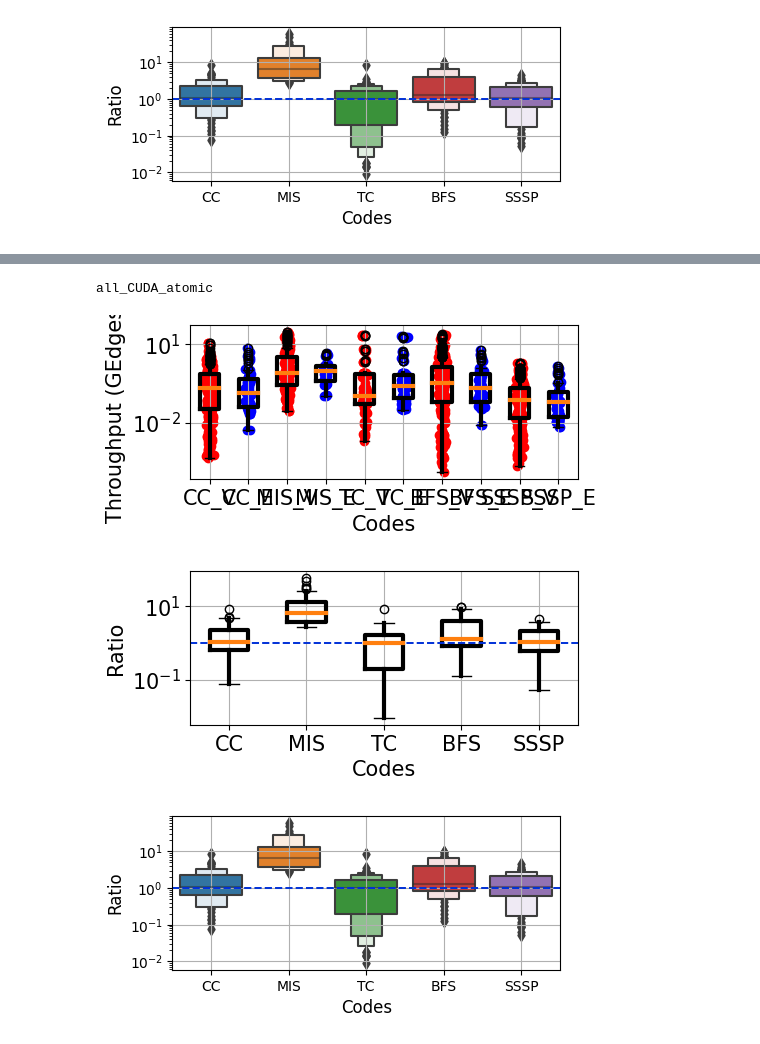
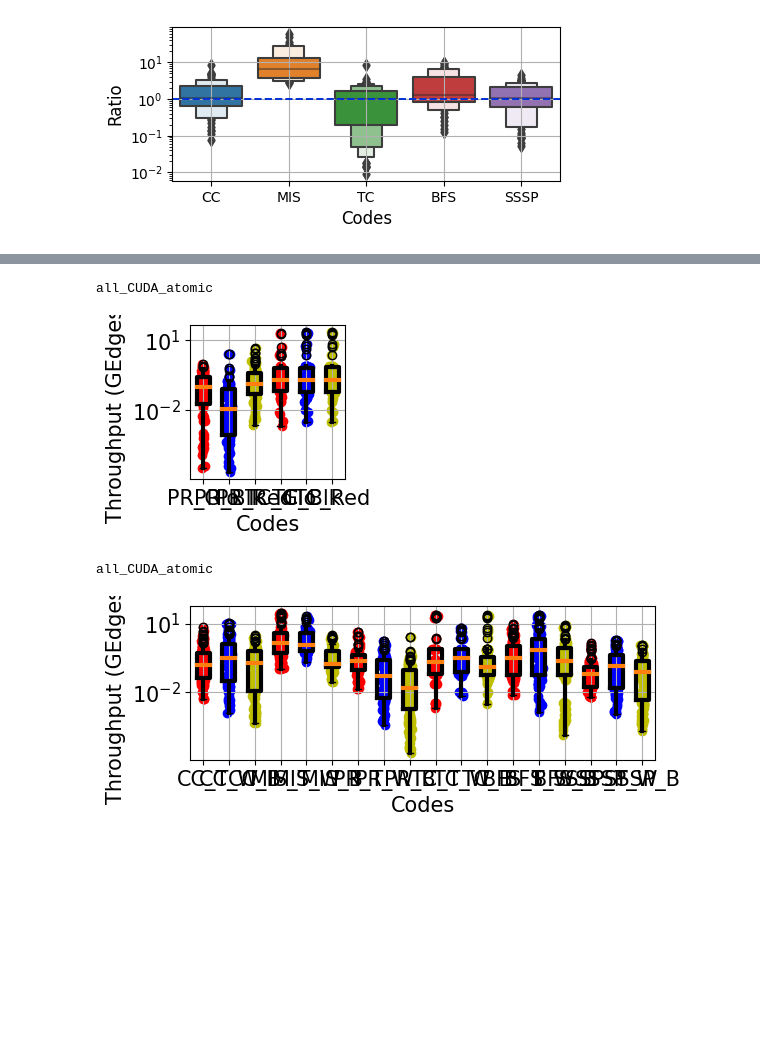
Before and after one commit to yiqianl/Parallelization-Artifact-SC23, a Jupyter notebook: analysis/analysis_cuda.ipynb, the cells around one changed output, grey strips where cells are left out. Cells and saved outputs as stored; diff of their text form; code cells hidden in the pictures; blank space fills up the shorter version.

```diff
--- a/analysis/analysis_cuda.ipynb
+++ b/analysis/analysis_cuda.ipynb
@@ -353 +343,25 @@ tc_cuda = ['tc_cuda_16.csv']
+# %%
+## declare inputs and data links
+inputs = ['_2d2e', '_co', '_ny',  '_rmat', '_soc']
+
+bfs_cuda = ['../data/bfs_cuda.csv']
+cc_cuda = ['../data/cc_cuda.csv']
+mis_cuda = ['../data/mis_cuda.csv']
+pr_cuda = ['../data/pr_cuda.csv']
+sssp_cuda = ['../data/sssp_cuda.csv']
+tc_cuda = ['../data/tc_cuda.csv']
+
+bfs_tv_cuda = ['../data/bfs_cuda_16.csv']
+cc_tv_cuda = ['../data/cc_cuda_16.csv']
+mis_tv_cuda = ['../data/mis_cuda_16.csv']
+pr_tv_cuda = ['../data/pr_cuda_16.csv']
+sssp_tv_cuda = ['../data/sssp_cuda_16.csv']
+tc_tv_cuda = ['../data/tc_cuda_16.csv']
+
+bfs_rtx_cuda = ['../data/bfs_cuda_32.csv']
+cc_rtx_cuda = ['../data/cc_cuda_32.csv']
+mis_rtx_cuda = ['../data/mis_cuda_32.csv']
+pr_rtx_cuda = ['../data/pr_cuda_32.csv']
+sssp_rtx_cuda = ['../data/sssp_cuda_32.csv']
+tc_rtx_cuda = ['../data/tc_cuda_32.csv']
 # %%
@@ -386,7 +455,12 @@ all_CUDA_atomic
+# %%
+# Figure 10
+plot_input_data(['pr','tc'], ['_all'], ['_GlobalAdd', '_BlockAdd', '_Reduction'], [pr_cuda, tc_cuda], True, False, False, False, "log", 'CUDA')
+# %% [output]
+all_CUDA_atomic
+[figure, added]
 # %%
-plot_input_data(['cc', 'mis', 'tc', 'bfs', 'sssp'], ['_all'], ['_V', '_E'], [cc_cuda, mis_cuda, tc_cuda, bfs_cuda, sssp_cuda], True, False, False, False, 'log', 'CUDA')
+# Figure 9 in the paper
+plot_input_data(['cc', 'mis', 'pr', 'tc', 'bfs', 'sssp'], ['_all'], ['_Thread', '_Warp', '_Block'], [cc_cuda, mis_cuda, pr_cuda, tc_cuda, bfs_cuda, sssp_cuda], True, False, False, False, "log", 'CUDA')
 # %% [output]
 all_CUDA_atomic
-[figure, old version]
+[figure, new version]
-[figure, removed]
-[figure, removed]
```
Also changed, not shown: parts of 21 cells of this notebook, 8 other files.
